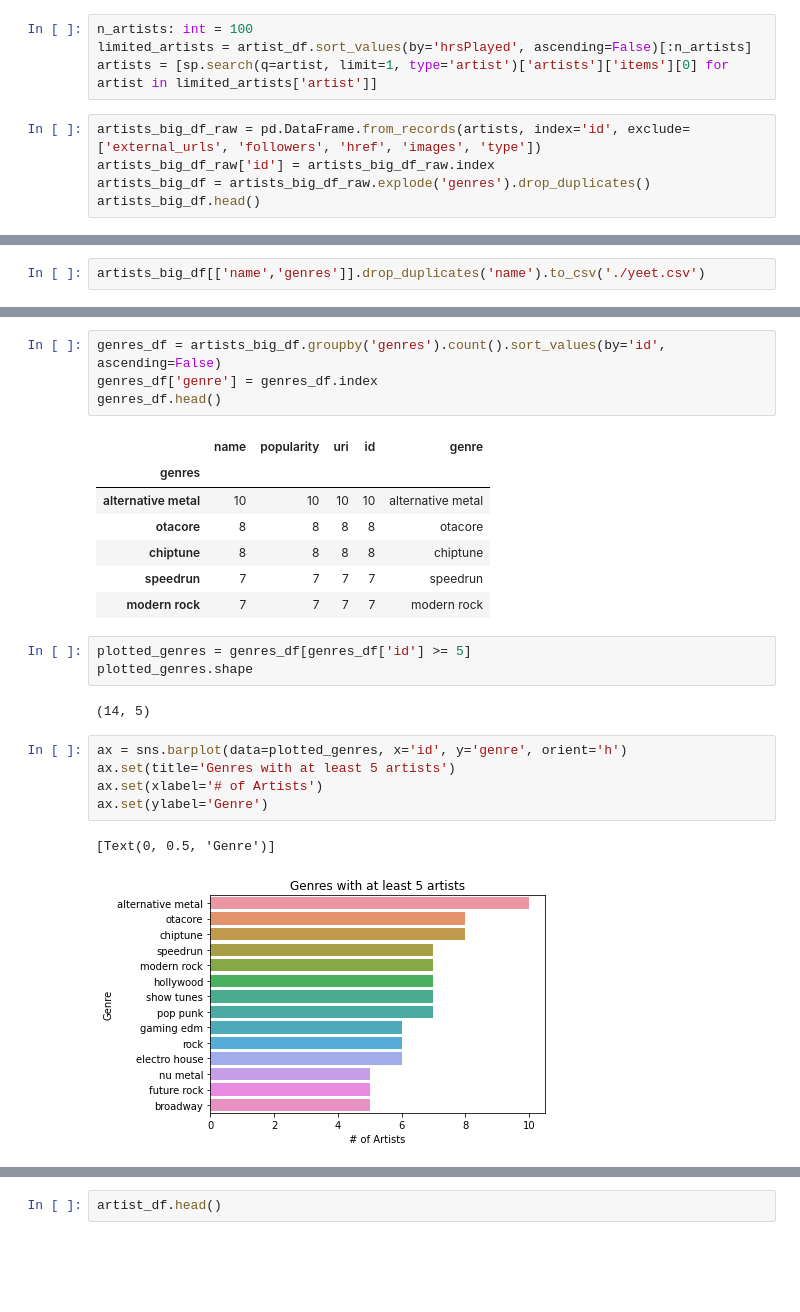
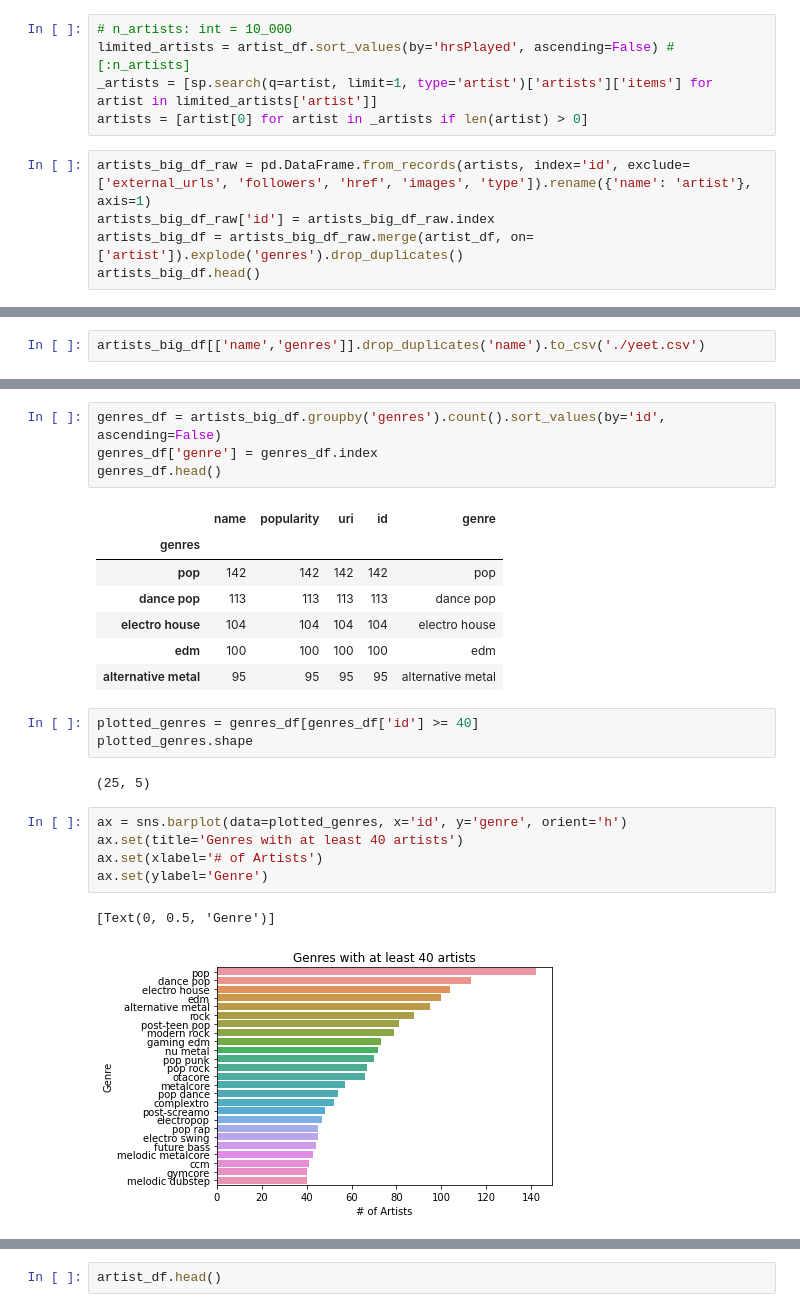
Before and after one commit to Duke02/Spotify-Listening-Analysis, a Jupyter notebook: Related-Artists.ipynb, the cells around one changed output, grey strips where cells are left out. Drawn from its saved outputs; the diff is of its cells as text; blank space fills up the shorter version.

```diff
--- a/Related-Artists.ipynb
+++ b/Related-Artists.ipynb
@@ -83,12 +83,13 @@ ax.set(xlabel='Hours Played')
 %%capture
 sp = get_spotify_client()
 # %%
-n_artists: int = 100
-limited_artists = artist_df.sort_values(by='hrsPlayed', ascending=False)[:n_artists]
-artists = [sp.search(q=artist, limit=1, type='artist')['artists']['items'][0] for artist in limited_artists['artist']]
+# n_artists: int = 10_000
+limited_artists = artist_df.sort_values(by='hrsPlayed', ascending=False) # [:n_artists]
+_artists = [sp.search(q=artist, limit=1, type='artist')['artists']['items'] for artist in limited_artists['artist']]
+artists = [artist[0] for artist in _artists if len(artist) > 0]
 # %%
-artists_big_df_raw = pd.DataFrame.from_records(artists, index='id', exclude=['external_urls', 'followers', 'href', 'images', 'type'])
+artists_big_df_raw = pd.DataFrame.from_records(artists, index='id', exclude=['external_urls', 'followers', 'href', 'images', 'type']).rename({'name': 'artist'}, axis=1)
 artists_big_df_raw['id'] = artists_big_df_raw.index
-artists_big_df = artists_big_df_raw.explode('genres').drop_duplicates()
+artists_big_df = artists_big_df_raw.merge(artist_df, on=['artist']).explode('genres').drop_duplicates()
 artists_big_df.head()
 # %% [output]
@@ -140,24 +145,24 @@ genres_df.head()
 # %% [output]
 |  | name | popularity | uri | id | genre |
 | genres |  |  |  |  |  |
-| alternative metal | 10 | 10 | 10 | 10 | alternative metal |
-| otacore | 8 | 8 | 8 | 8 | otacore |
-| chiptune | 8 | 8 | 8 | 8 | chiptune |
-| speedrun | 7 | 7 | 7 | 7 | speedrun |
-| modern rock | 7 | 7 | 7 | 7 | modern rock |
+| pop | 142 | 142 | 142 | 142 | pop |
+| dance pop | 113 | 113 | 113 | 113 | dance pop |
+| electro house | 104 | 104 | 104 | 104 | electro house |
+| edm | 100 | 100 | 100 | 100 | edm |
+| alternative metal | 95 | 95 | 95 | 95 | alternative metal |
 # %%
-plotted_genres = genres_df[genres_df['id'] >= 5]
+plotted_genres = genres_df[genres_df['id'] >= 40]
 plotted_genres.shape
 # %% [output]
-(14, 5)
+(25, 5)
 # %%
 ax = sns.barplot(data=plotted_genres, x='id', y='genre', orient='h')
-ax.set(title='Genres with at least 5 artists')
+ax.set(title='Genres with at least 40 artists')
 ax.set(xlabel='# of Artists')
 ax.set(ylabel='Genre')
 # %% [output]
 [Text(0, 0.5, 'Genre')]
-[figure, old version]
+[figure, new version]
 # %%
 sns.barplot(data=genres_df[genres_df['id'] == 1][20:45], x='id', y='genre', orient='h')
 # %% [output]
```
Also changed, not shown: parts of 9 cells of this notebook, 3 other files.
